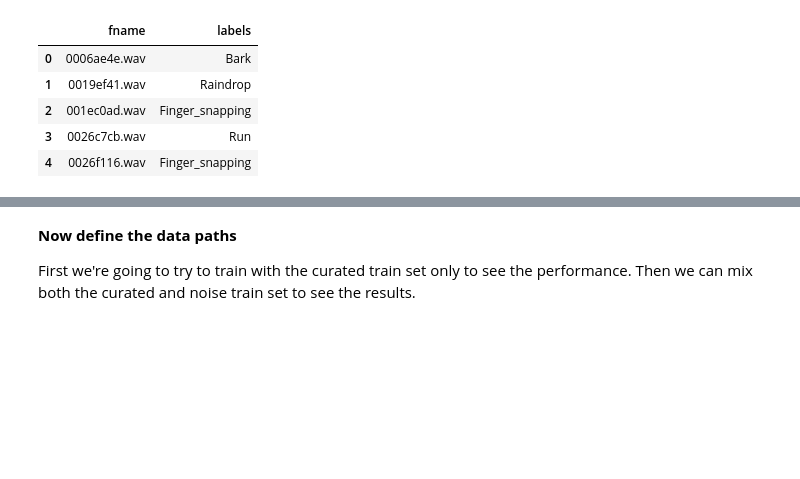
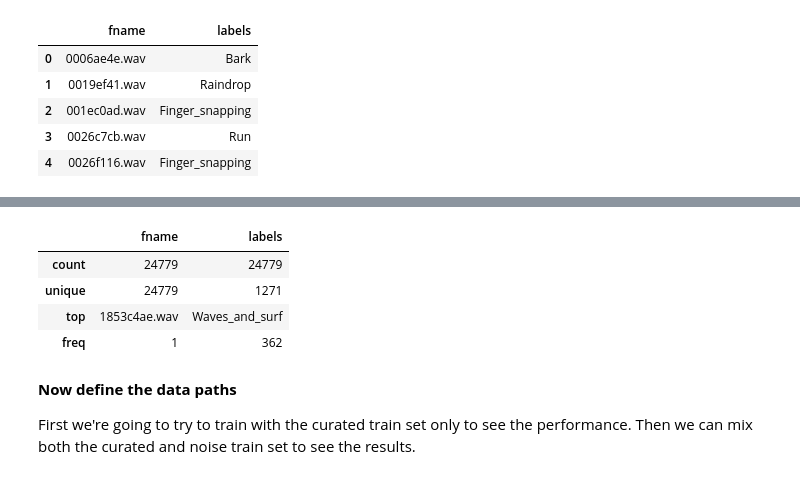
Before and after one commit to mikful/udacity-mlend-capstone, a Jupyter notebook: udacity_mlend_capstone_fastai2_deploy_sagemaker_colab_dev.ipynb, the cells around one changed output, grey strips where cells are left out. Saved outputs shown, nothing was run; the diff lists cells and outputs as text; code cells hidden in the pictures; blank space fills up the shorter version.

```diff
--- a/udacity_mlend_capstone_fastai2_deploy_sagemaker_colab_dev.ipynb
+++ b/udacity_mlend_capstone_fastai2_deploy_sagemaker_colab_dev.ipynb
@@ -188,6 +187,17 @@ def create_train_noisy_df(file, remove_files=[]):
     df_noisy.drop(index=remove_files, inplace=True)
     df_noisy.reset_index(inplace=True)
     return df_noisy
+
+
+def create_combined_train_df(file_curated, file_noisy, remove_files=[]):
+  df_curated = pd.read_csv(file_curated)
+  df_noisy = pd.read_csv(file_noisy)
+  df_combined = df_curated.append(df_noisy)
+  df_combined.set_index('fname', inplace=True)
+  df_combined.loc[remove_files]
+  df_combined.drop(index=remove_files, inplace=True)
+  df_combined.reset_index(inplace=True)
+  return df_combined
 # %%
 # Create Curated training set df
 
@@ -207,3 +217,13 @@ df_curated.head()
 # # Create train_noise Dataframe
 # df_noisy = create_train_curated_df('../content/train_noisy.csv')
 # df_noisy.head()
+# %%
+# Create Combined training set df
+
+# Remove corrupt and empty files as per Kaggle
+
+remove_files = ['f76181c4.wav', '77b925c2.wav', '6a1f682a.wav', 'c7db12aa.wav', '7752cc8a.wav', '1d44b0bd.wav']
+df_combined = create_combined_train_df(file_curated = '../content/train_curated.csv',
+                                       file_noisy = '../content/train_noisy.csv',
+                                       remove_files=remove_files)
+df_combined.head()
@@ -217,6 +244,13 @@ df_curated.describe()
 | freq | 1 | 75 |
 # %%
 # df_noisy.describe()
+df_combined.describe()
+# %% [output]
+|  | fname | labels |
+| count | 24779 | 24779 |
+| unique | 24779 | 1271 |
+| top | 1853c4ae.wav | Waves_and_surf |
+| freq | 1 | 362 |
 # %% [markdown]
 **Now define the data paths**
 
```
Also changed, not shown: parts of 21 cells of this notebook.
